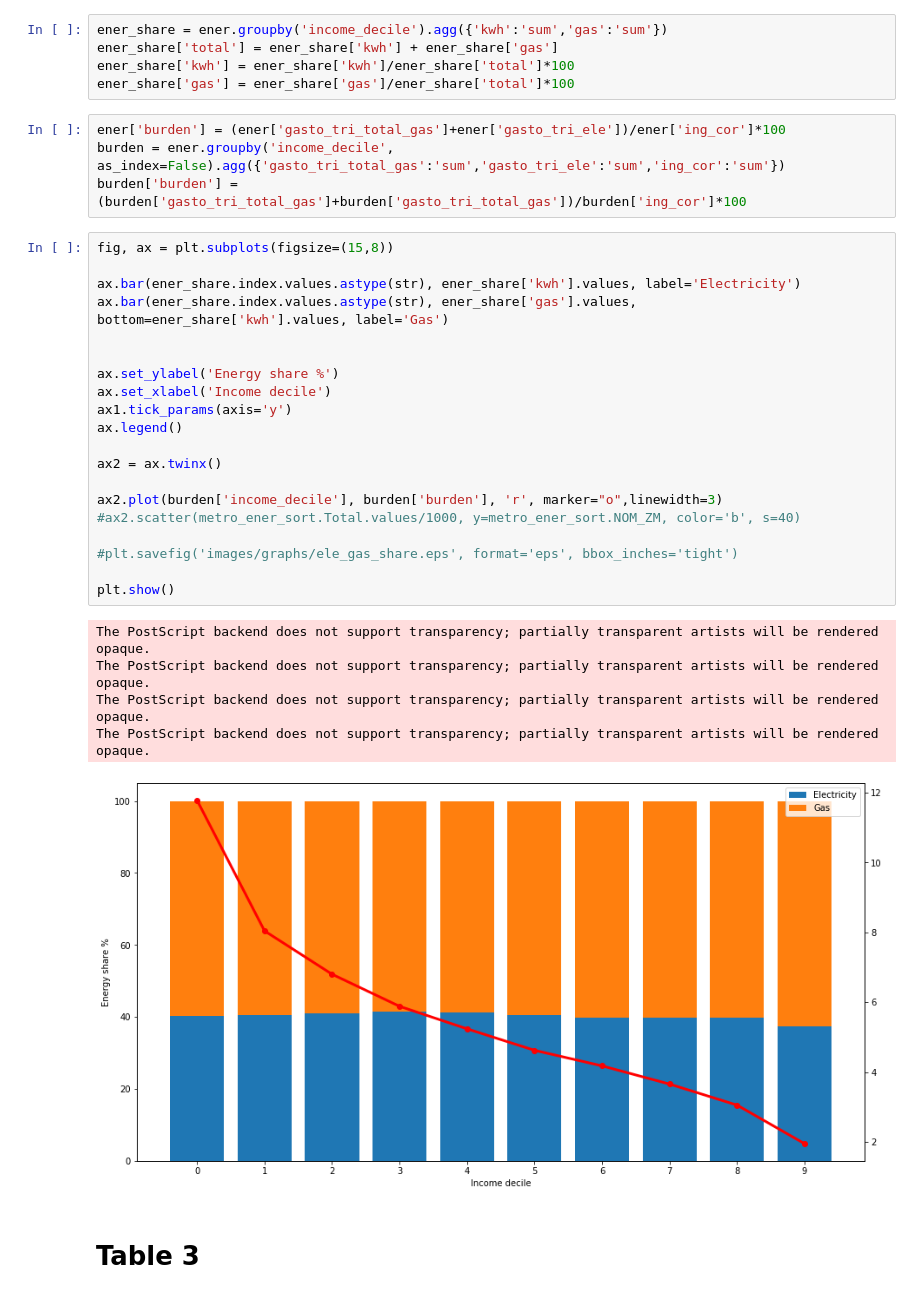
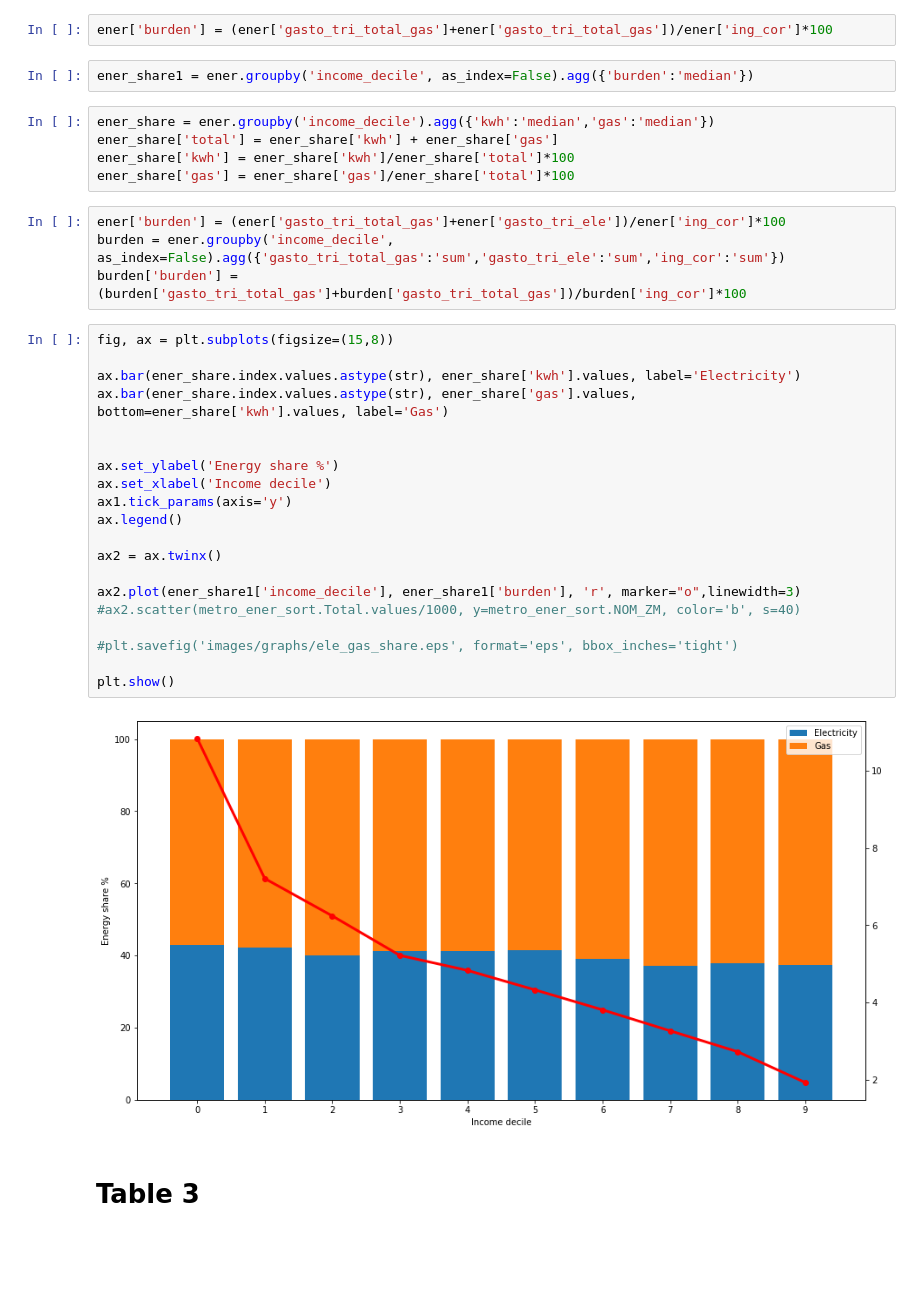
Before and after one commit to Sergio-Huezo/ResEleCon-MX, a Jupyter notebook: Final.ipynb, the cells around one changed output. Cells and saved outputs as stored; diff of their text form; blank space fills up the shorter version.

```diff
--- a/Final.ipynb
+++ b/Final.ipynb
@@ -324,8 +321,12 @@ plt.show()
 # %% [markdown]
 # Figure 9
 Share per income decile
+# %%
+ener['burden'] = (ener['gasto_tri_total_gas']+ener['gasto_tri_total_gas'])/ener['ing_cor']*100
+# %%
+ener_share1 = ener.groupby('income_decile', as_index=False).agg({'burden':'median'})
 # %%
-ener_share = ener.groupby('income_decile').agg({'kwh':'sum','gas':'sum'})
+ener_share = ener.groupby('income_decile').agg({'kwh':'median','gas':'median'})
 ener_share['total'] = ener_share['kwh'] + ener_share['gas']
 ener_share['kwh'] = ener_share['kwh']/ener_share['total']*100
 ener_share['gas'] = ener_share['gas']/ener_share['total']*100
@@ -336,29 +337,25 @@ burden['burden'] = (burden['gasto_tri_total_gas']+burden['gasto_tri_total_gas'])
 # %%
 fig, ax = plt.subplots(figsize=(15,8))
 
 ax.bar(ener_share.index.values.astype(str), ener_share['kwh'].values, label='Electricity')
 ax.bar(ener_share.index.values.astype(str), ener_share['gas'].values, bottom=ener_share['kwh'].values, label='Gas')
 
 
 ax.set_ylabel('Energy share %')
 ax.set_xlabel('Income decile')
 ax1.tick_params(axis='y')
 ax.legend()
 
 ax2 = ax.twinx()
 
-ax2.plot(burden['income_decile'], burden['burden'], 'r', marker="o",linewidth=3)
+ax2.plot(ener_share1['income_decile'], ener_share1['burden'], 'r', marker="o",linewidth=3)
 #ax2.scatter(metro_ener_sort.Total.values/1000, y=metro_ener_sort.NOM_ZM, color='b', s=40)
 
 #plt.savefig('images/graphs/ele_gas_share.eps', format='eps', bbox_inches='tight')
 
 plt.show()
 # %% [output]
-The PostScript backend does not support transparency; partially transparent artists will be rendered opaque.
-The PostScript backend does not support transparency; partially transparent artists will be rendered opaque.
-The PostScript backend does not support transparency; partially transparent artists will be rendered opaque.
-The PostScript backend does not support transparency; partially transparent artists will be rendered opaque.
-[figure, old version]
+[figure, new version]
 # %% [markdown]
 # Table 3
 # %%
```
Also changed, not shown: parts of 12 cells of this notebook, 2 other files.
